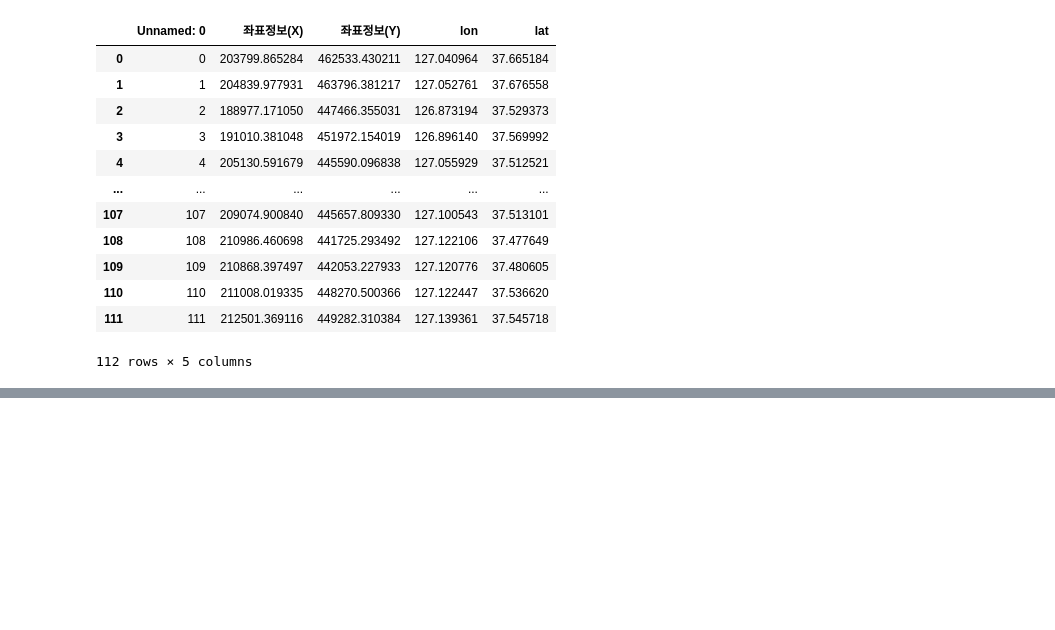
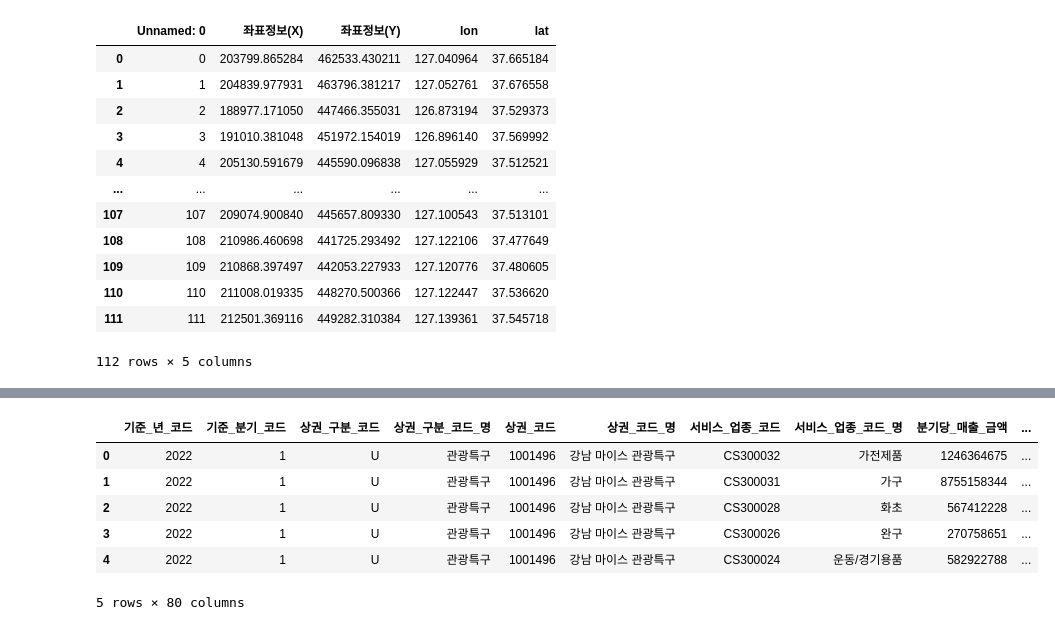
Before and after one commit to ddeodeok/cakd7, a Jupyter notebook: 팀과제/4팀/Untitled.ipynb, the cells around one changed output, grey strips where cells are left out. Drawn from its saved outputs; the diff is of its cells as text; code cells hidden in the pictures; blank space fills up the shorter version.

```diff
--- a/팀과제/4팀/Untitled.ipynb
+++ b/팀과제/4팀/Untitled.ipynb
@@ -237,0 +262,11 @@ df4
+# %%
+df10 = pd.read_csv('./서울시 우리마을가게 상권분석서비스(상권-추정매출).csv',encoding='cp949')
+df10.head()
+# %% [output]
+|  | 기준_년_코드 | 기준_분기_코드 | 상권_구분_코드 | 상권_구분_코드_명 | 상권_코드 | 상권_코드_명 | 서비스_업종_코드 | 서비스_업종_코드_명 | 분기당_매출_금액 | ... |
+| 0 | 2022 | 1 | U | 관광특구 | 1001496 | 강남 마이스 관광특구 | CS300032 | 가전제품 | 1246364675 | ... |
+| 1 | 2022 | 1 | U | 관광특구 | 1001496 | 강남 마이스 관광특구 | CS300031 | 가구 | 8755158344 | ... |
+| 2 | 2022 | 1 | U | 관광특구 | 1001496 | 강남 마이스 관광특구 | CS300028 | 화초 | 567412228 | ... |
+| 3 | 2022 | 1 | U | 관광특구 | 1001496 | 강남 마이스 관광특구 | CS300026 | 완구 | 270758651 | ... |
+| 4 | 2022 | 1 | U | 관광특구 | 1001496 | 강남 마이스 관광특구 | CS300024 | 운동/경기용품 | 582922788 | ... |
+5 rows × 80 columns
```
Also changed, not shown: parts of 6 cells of this notebook, 6 other files.
